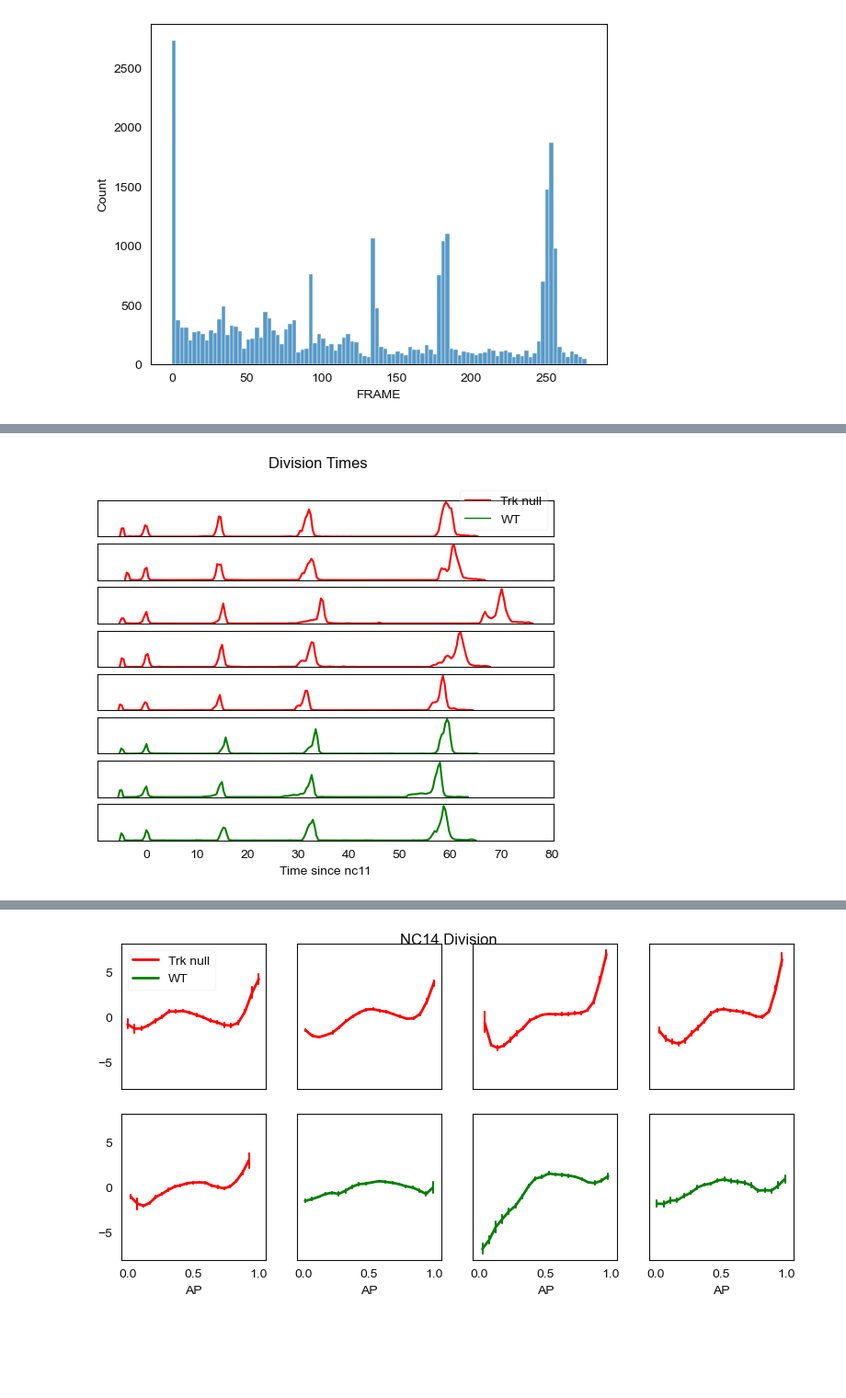
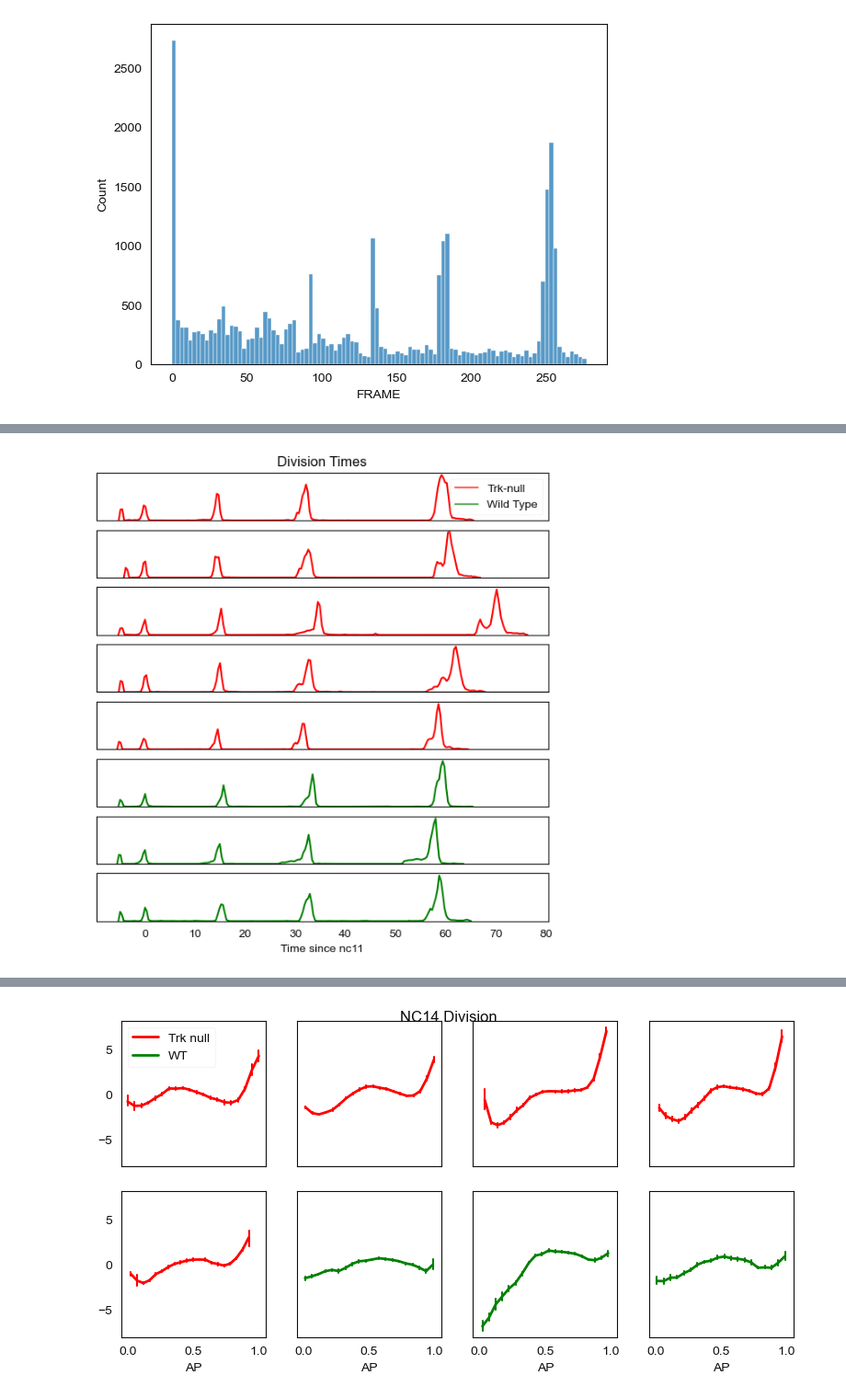
Before and after one commit to Harrison-Oatman/NucleiTracking, a Jupyter notebook: notebooks/_embryo_comparison.ipynb, the cells around one changed output, grey strips where cells are left out. Shown at 92% size. Saved outputs shown, nothing was run; the diff lists cells and outputs as text; code cells hidden in the pictures; blank space fills up the shorter version.

```diff
--- a/notebooks/_embryo_comparison.ipynb
+++ b/notebooks/_embryo_comparison.ipynb
@@ -154,9 +154,12 @@ trk = [
 dfs = []
 best_dfs = []
 um_per_px = 0.525
+best_df_savepath = Path(r"D:\Tracking\NucleiTracking\data\interim\lightsheet\best_dfs")
 
 for i, source in enumerate(sources):
     df = pd.read_csv(source)
+
+    df = df.set_index("ID")
 
     df["x"] = df["POSITION_X"] * um_per_px
     df["z"] = df["POSITION_Z"] * um_per_px
@@ -185,6 +188,7 @@ for i, source in enumerate(sources):
     df["tracklet_start_time"] = df["tracklet_id"].map(df.groupby("tracklet_id")["time"].min())
 
     df["trk"] = trk[i]
+    df["source"] = i
 
     cycle_starts = all_cycle_starts[i]
     t_cycle = df.groupby("tracklet_id")["FRAME"].min().apply(lambda time: np.argmax(cycle_starts > time))
@@ -218,3 +222,7 @@ for i, source in enumerate(sources):
 
     dfs.append(df)
     best_dfs.append(best_df)
+
+    stem = source.split('\\')[6]
+
+    # best_df.to_csv(best_df_savepath / f"{stem}_best_spots.csv")
@@ -221,36 +344,36 @@ for i, source in enumerate(sources):
 # %%
-fig, axes = plt.subplots(8, 1, sharex=True)
+fig, axes = plt.subplots(8, 1, sharex=True, figsize=(7, 7))
 
 colors = ["green", "red"]
 
 for i, (df, ax) in enumerate(zip(best_dfs, axes.flatten())):
 
     color = colors[trk[i]]
 
     sns.kdeplot(x=df[df["time_since_nc11"]>-5].groupby("tracklet_id")["time_since_nc11"].min(), color=color, ax=ax,
                 bw_adjust=0.05)
 
     # t = df[df["time_since_nc10"]>-5].groupby("tracklet_id")
     # sns.kdeplot(x=t["time_since_nc10"].min(), hue=t["cycle"].first(), ax=ax,
     #             bw_adjust=0.05)
     #
     ax.set_ylabel("")
     ax.set_yticks([])
     # ax.vlines([0], 0, 0.25, color="k")
 
 plt.xlabel("Time since nc11")
-plt.suptitle("Division Times")
+axes[0].set_title("Division Times")
 
 from matplotlib.lines import Line2D
 
 custom_lines = [Line2D([0], [0], color=colors[1], lw=1),
                 Line2D([0], [0], color=colors[0], lw=1)]
 
-axes[0].legend(custom_lines, ["Trk null", "WT"])
+axes[0].legend(custom_lines, ["Trk-null", "Wild Type"], loc="upper right")
 
 plt.savefig(save_path / "division_times.png", dpi=300)
 # %% [output]
-[figure, old version]
+[figure, new version]
 # %%
 from sklearn.neighbors import NearestNeighbors
 
```
Also changed, not shown: parts of 29 cells of this notebook.
